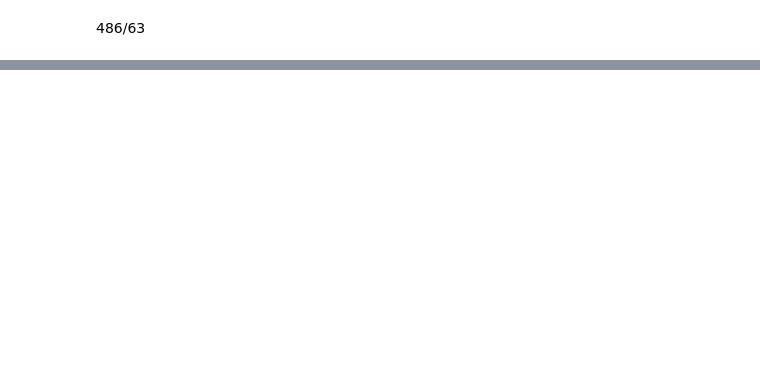
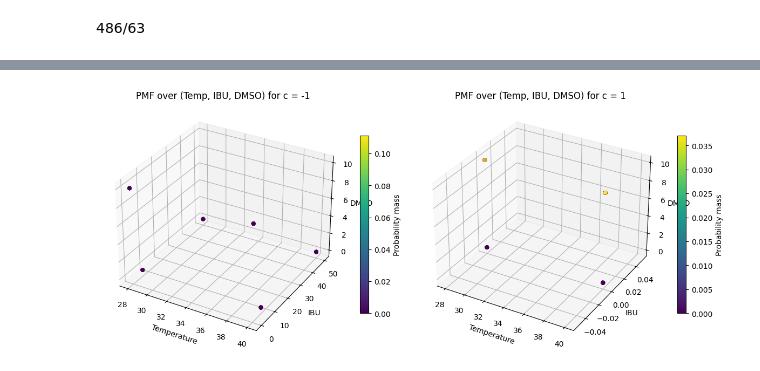
Before and after one commit to ahbagheri01/Progetto_Bayesian_Statistics, a Jupyter notebook: src/jupyter/simple_model.ipynb, the cells around one changed output, grey strips where cells are left out. Saved outputs shown, nothing was run; the diff lists cells and outputs as text; code cells hidden in the pictures; blank space fills up the shorter version.

```diff
--- a/src/jupyter/simple_model.ipynb
+++ b/src/jupyter/simple_model.ipynb
@@ -226,0 +290,3 @@ data_frames['9'][1][1]
+# %%
+data['count_final'] = data["Count"] * (10 ** (-data['Dilution']))
+data_f = data[['i', 'k', 'j', 'c', 'count_final', 'IBU', 'DMSO', 'Temperature']].copy()
@@ -226,0 +478,45 @@ data_frames['9'][1][1]
+# %%
+import numpy as np
+import matplotlib.pyplot as plt
+from mpl_toolkits.mplot3d import Axes3D
+
+features_3d = ["Temperature", "IBU", "DMSO"]
+c_values = [-1, 1]
+
+fig = plt.figure(figsize=(12, 5))
+
+for idx, c_val in enumerate(c_values, start=1):
+    sub = data_f[data_f["c"] == c_val].copy()
+
+
+    X3 = sub[features_3d].values
+
+    counts = sub["count_final"].astype(float).values
+    total = counts.sum()
+    if total == 0:
+        raise ValueError(f"Total count is zero for c = {c_val}")
+    pmf = counts / total
+
+    ax = fig.add_subplot(1, 2, idx, projection="3d")
+
+    sc = ax.scatter(
+        X3[:, 0],
+        X3[:, 1],
+        X3[:, 2],
+        c=pmf,
+        s=20,
+        cmap="viridis"
+    )
+
+    ax.set_xlabel("Temperature")
+    ax.set_ylabel("IBU")
+    ax.set_zlabel("DMSO")
+    ax.set_title(f"PMF over (Temp, IBU, DMSO) for c = {c_val}")
+
+    cbar = fig.colorbar(sc, ax=ax, shrink=0.7)
+    cbar.set_label("Probability mass")
+
+plt.tight_layout()
+plt.show()
+# %% [output]
+[figure, added]
```
Also changed, not shown: parts of 25 cells of this notebook.
